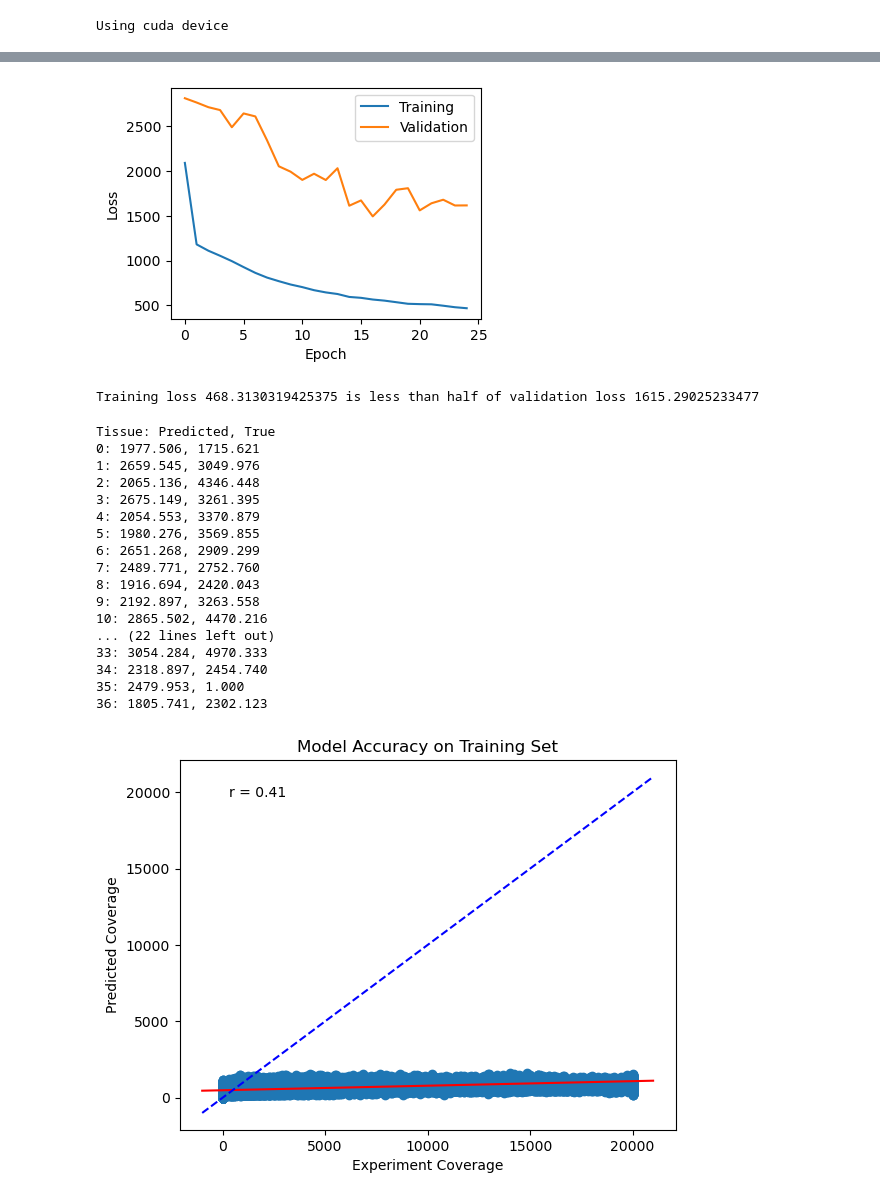
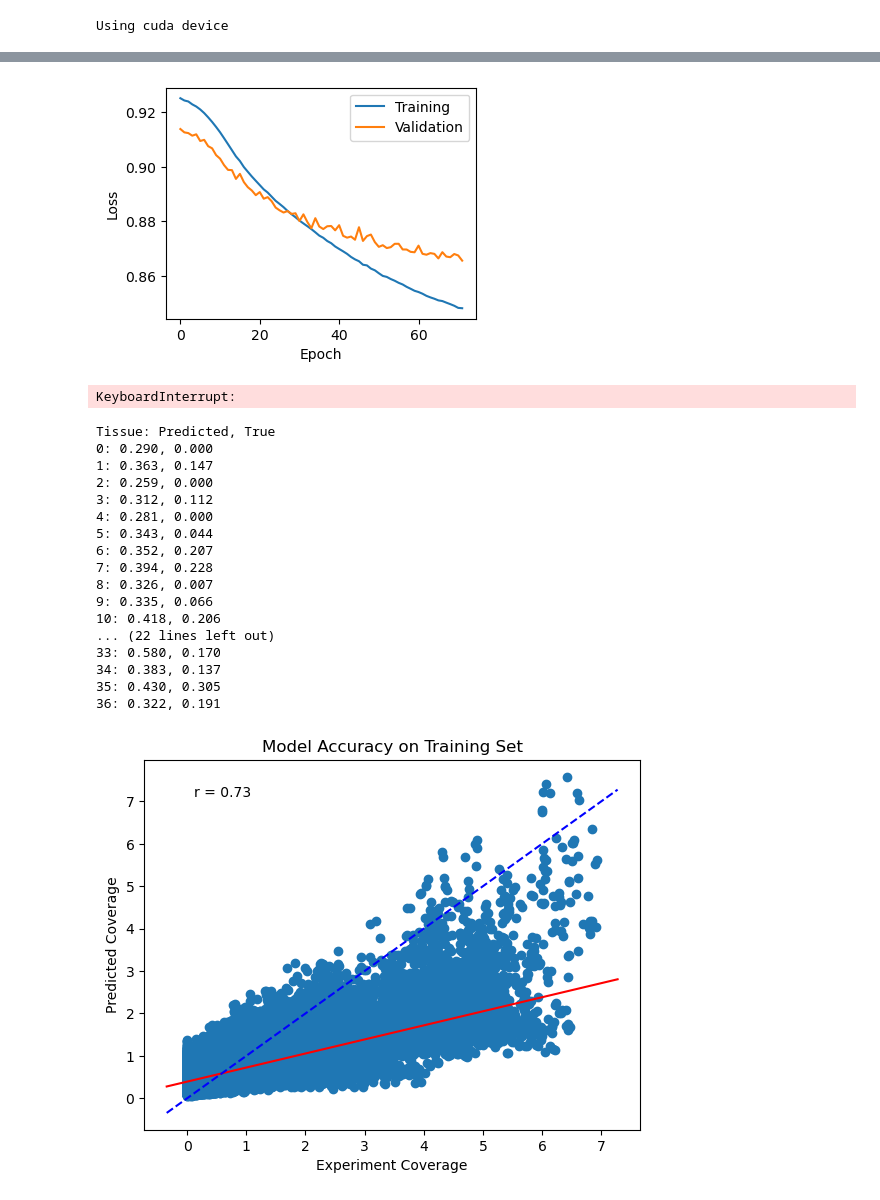
Before and after one commit to tedmonyak/CS525Arabidopsis, a Jupyter notebook: Notebooks/Train_SimpleCNN.ipynb, the cells around one changed output, grey strips where cells are left out. Cells and saved outputs as stored; diff of their text form; code cells hidden in the pictures.

```diff
--- a/Notebooks/Train_SimpleCNN.ipynb
+++ b/Notebooks/Train_SimpleCNN.ipynb
@@ -25,16 +25,16 @@ Using cuda device
 # %%
 from src import get_data_loaders
 
-data_dir = os.path.join(os.getcwd(), 'Data', 'Parsed_Data_Corrected')
+data_dir = os.path.join(os.getcwd(), 'Data', 'Parsed_Data_Mean')
 faste_files_to_load = 37
 normalize = False
 num_train_val_data = math.inf
 num_test_data = math.inf
 batch_size = 128
-upper_threshold = True
+upper_threshold = False
 lower_threshold = False
 min_coverage = None
-max_coverage = 20_000
+max_coverage = None
 
 
 train_loader, val_loader, test_loader = get_data_loaders(data_dir,
@@ -71,11 +71,9 @@ from src import SimpleCNN
 save_dir = os.path.join(os.getcwd(), 'Model_SimpleCNN')
 os.makedirs(save_dir, exist_ok=True)
 
-num_kernels=[300] # [32,16,8]
+num_kernels=[256]
 kernel_size=[24]
-dropout=0.2
-
-
+dropout=0.1
 
 if True:
     parms = {'num_kernels': num_kernels,
@@ -93,17 +91,16 @@ if True:
 # %%
 from src import train_model
 
-lr = 0.001
+lr = 0.0001
 epochs = 500
 patientce = 50
 log_input = True
 optimizer = torch.optim.Adam(model.parameters(), lr=lr)
 loss_fn = nn.PoissonNLLLoss(log_input=log_input, full=True)
-# loss_fn = nn.MSELoss(reduction='mean')
 train_model(device, train_loader, val_loader, model, optimizer, loss_fn, epochs, save_dir, patientce)
 # %% [output]
-[figure, old version]
+[figure, new version]
-Training loss 468.3130319425375 is less than half of validation loss 1615.29025233477
+KeyboardInterrupt:
 # %%
 X, y = next(iter(train_loader))
 y_pred = model(X.to(device))
@@ -115,22 +112,22 @@ for s, (y_p, y_t) in enumerate(zip(y_pred[i], y[i])):
     print(f'{s}: {y_p:.3f}, {y_t:.3f}')
 # %% [output]
 Tissue: Predicted, True
-0: 1977.506, 1715.621
-1: 2659.545, 3049.976
-2: 2065.136, 4346.448
-3: 2675.149, 3261.395
-4: 2054.553, 3370.879
-5: 1980.276, 3569.855
-6: 2651.268, 2909.299
-7: 2489.771, 2752.760
-8: 1916.694, 2420.043
-9: 2192.897, 3263.558
-10: 2865.502, 4470.216
+0: 0.290, 0.000
+1: 0.363, 0.147
+2: 0.259, 0.000
+3: 0.312, 0.112
+4: 0.281, 0.000
+5: 0.343, 0.044
+6: 0.352, 0.207
+7: 0.394, 0.228
+8: 0.326, 0.007
+9: 0.335, 0.066
+10: 0.418, 0.206
 ... (22 lines left out)
-33: 3054.284, 4970.333
-34: 2318.897, 2454.740
-35: 2479.953, 1.000
-36: 1805.741, 2302.123
+33: 0.580, 0.170
+34: 0.383, 0.137
+35: 0.430, 0.305
+36: 0.322, 0.191
 # %%
 with torch.no_grad():
         model.eval()
@@ -163,10 +160,11 @@ m, b = np.polyfit(y, y_pred, 1)
 X_plot = np.linspace(plt.gca().get_xlim()[0], plt.gca().get_xlim()[1], 100)
 plt.plot(X_plot, m * X_plot + b, '-', color='red')
 plt.plot(X_plot, X_plot, '--', color='blue', label='y = x')
+
 plt.savefig(os.path.join(save_dir, 'TrainingAccuracy.png'), dpi=300)
 plt.show()
 # %% [output]
-[figure, old version]
+[figure, new version]
 # %%
 with torch.no_grad():
         model.eval()
```
Also changed, not shown: parts of 2 cells of this notebook, 5 other files.
